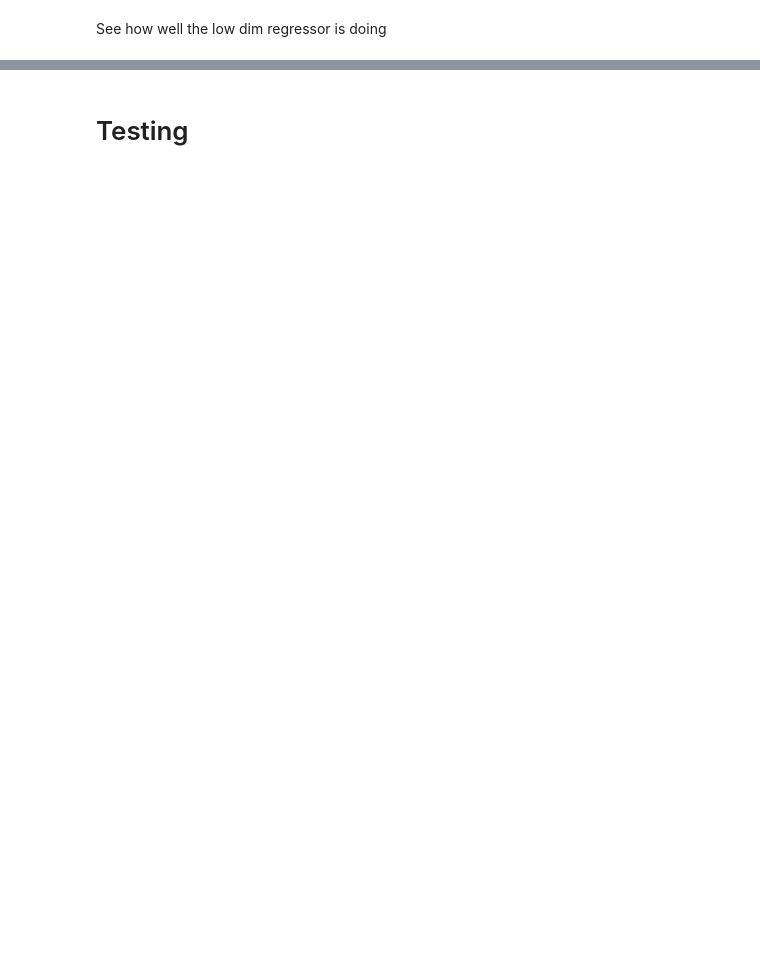
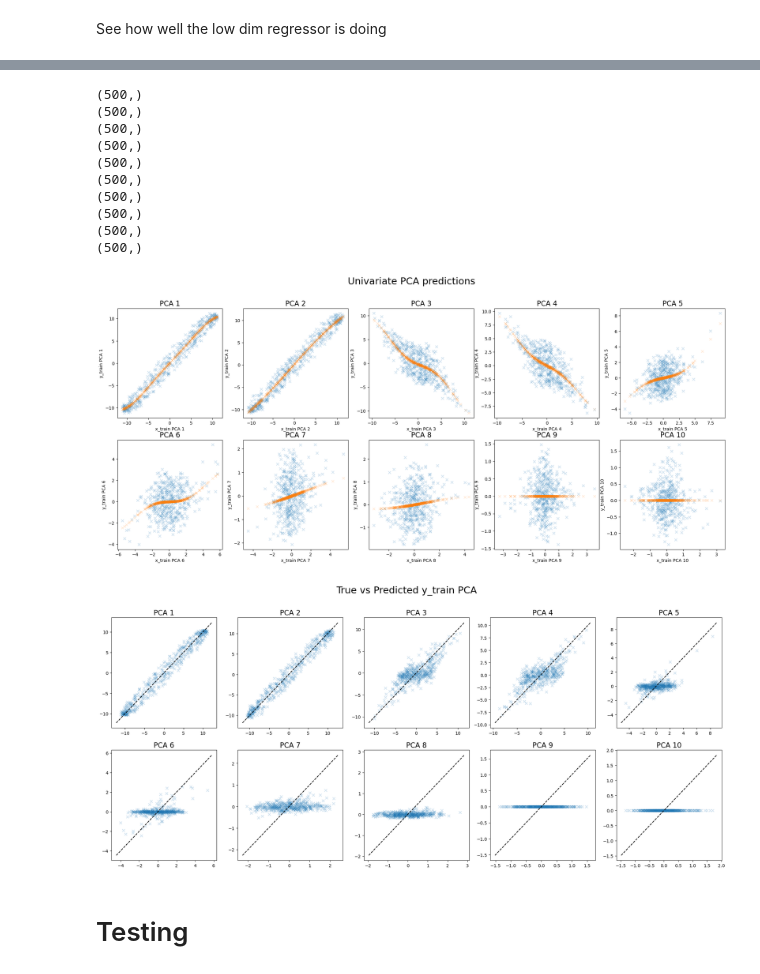
Before and after one commit to tomcjackc/Probabilistic-Operator-Learning-for-Climate-Model-Parameterisation, a Jupyter notebook: notebooks/burger.ipynb, the cells around one changed output, grey strips where cells are left out. Cells and saved outputs as stored; diff of their text form; code cells hidden in the pictures; blank space fills up the shorter version.

```diff
--- a/notebooks/burger.ipynb
+++ b/notebooks/burger.ipynb
@@ -244,3 +291,83 @@ Correlation: 0.8506382210652933
+# %%
+# assess how well the low-dimensional regression is doing
+
+# if low_dim_x > 1:
+#     plt.figure()
+#     plt.scatter(reg.X_train_low_dim[:, 0], reg.X_train_low_dim[:, 1], marker='x', alpha=0.2)
+#     plt.xlabel('PCA 1')
+#     plt.ylabel('PCA 2')
+#     plt.title('PCA of x_train (top two components)')
+#     plt.show()
+
+n_rows = int(np.floor(low_dim_x/5))
+
+fig2, ax2 = plt.subplots(n_rows, 5, figsize=(25, n_rows*5))
+fig2.suptitle('Univariate PCA predictions', fontsize=22)
+if low_dim_x == 1:
+    for i in range(low_dim_y):
+        ax = ax2[int(np.floor((i)/5)), int(i%5)]
+        ax.scatter(reg.X_train_low_dim[:, 0], reg.Y_train_low_dim[:, i], marker='x', alpha=0.2)
+        print(reg.X_train_low_dim[:,i].shape)
+        ax.plot(reg.X_train_low_dim[:, 0], reg.low_dim_regressor_list[i].predict(reg.X_train_low_dim[:,0]), color='tab:orange', linestyle='None', marker='x', alpha=0.2)
+        ax.set_title(f'y_train PCA {i+1}', fontsize=16)
+        ax.set_xlabel('x_train PCA 1')
+        ax.set_ylabel(f'y_train PCA {i+1}')
+elif not multiinput:
+    for i in range(low_dim_y):
+        ax = ax2[int(np.floor((i)/5)), int(i%5)]
+        ax.scatter(reg.X_train_low_dim[:, i], reg.Y_train_low_dim[:, i], marker='x', alpha=0.2)
+        print(reg.X_train_low_dim[:,i].shape)
+        ax.plot(reg.X_train_low_dim[:, i], reg.low_dim_regressor_list[i].predict(reg.X_train_low_dim[:,i]), color='tab:orange', linestyle='None', marker='x', alpha=0.2)
+        ax.set_xlabel(f'x_train PCA {i+1}')
+        ax.set_ylabel(f'y_train PCA {i+1}')
+        ax.set_title(f'PCA {i+1}', fontsize=16)
+# plt.tight_layout()
+# plt.subplots_adjust(top=0.95)
+plt.show()
+
+# for i in range(low_dim_x):
+#     plt.figure()
+#     plt.hist(reg.X_train_low_dim[:, i], bins=20)
+#     plt.xlabel(f'PCA {i+1}')
+#     plt.ylabel('Frequency')
+#     plt.title(f'Histogram of true x_train PCA {i+1}')
+#     plt.show()
+
+fig1, ax1 = plt.subplots(n_rows, 5, figsize=(25, n_rows*5))
+fig1.suptitle('True vs Predicted y_train PCA', fontsize=22)
+for i in range(low_dim_y):
+    mse = skl.metrics.mean_squared_error(reg.Y_train_low_dim[:, i], reg.Y_train_low_dim_pred[:, i])
+    r = np.corrcoef(reg.Y_train_low_dim[:, i], reg.Y_train_low_dim_pred[:, i])
+
+    ax = ax1[int(np.floor((i)/5)), int(i%5)]
+    ax.scatter(reg.Y_train_low_dim[:, i], reg.Y_train_low_dim_pred[:, i], marker='x', alpha=0.2)
+    ax.plot(np.linspace(min(ax.get_xlim()[0], ax.get_ylim()[0]), max(ax.get_xlim()[1], ax.get_ylim()[1]), num=2), np.linspace(min(ax.get_xlim()[0], ax.get_ylim()[0]), max(ax.get_xlim()[1], ax.get_ylim()[1]), num=2), linestyle='--', color='black')
+    # plt.xlabel(f'PCA {i+1} True')
+    # plt.ylabel(f'PCA {i+1} Predicted')
+    ax.set_title(f'PCA {i+1}', fontsize=16)
+    # plt.tight_layout()
+    # plt.subplots_adjust(top=0.95)
+
+    # plt.figure()
+    # plt.hist(reg.Y_train_low_dim[:, i], bins=20)
+    # plt.xlabel(f'PCA {i+1}')
+    # plt.ylabel('Frequency')
+    # plt.title(f'Histogram of true y_train PCA {i+1}')
+    # plt.show()
+plt.show()
+# %% [output]
+(500,)
+(500,)
+(500,)
+(500,)
+(500,)
+(500,)
+(500,)
+(500,)
+(500,)
+(500,)
+[figure, added]
+[figure, added]
 # %% [markdown]
 # Testing
 # %%
```
Also changed, not shown: parts of 8 cells of this notebook, 2 other files.
